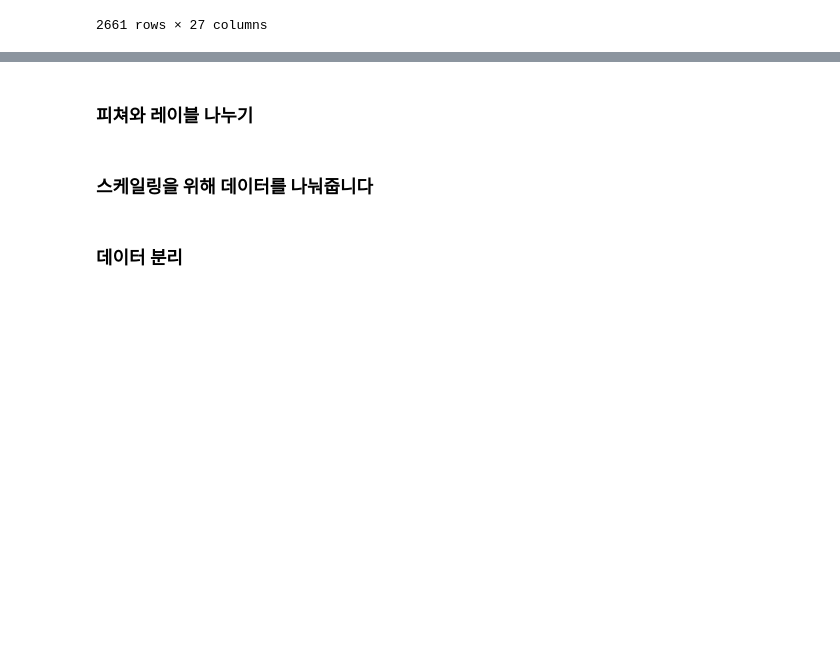
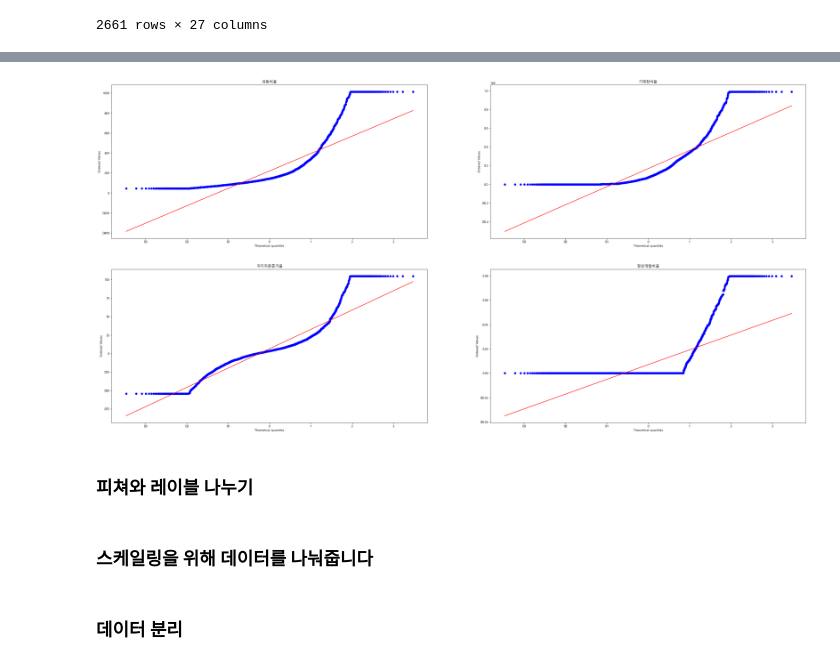
Before and after one commit to pelllzz/ubion4_project2, a Jupyter notebook: code/code_main/08_신성장모델링.ipynb, the cells around one changed output, grey strips where cells are left out. Cells and saved outputs as stored; diff of their text form; code cells hidden in the pictures; blank space fills up the shorter version.

```diff
--- a/code/code_main/08_신성장모델링.ipynb
+++ b/code/code_main/08_신성장모델링.ipynb
@@ -39,3 +39,16 @@ df
 | 2659 | (주)육일씨엔에쓰 | 191410 | 201912 | -9.28 | -19.34 | 1.67 | 7.85 | 5.97 | 0.62 | 1.16 | ... | ... |
 | 2660 | 한양디지텍(주) | 78350 | 201912 | -9.93 | -36.77 | 2.75 | -0.42 | 8.39 | 0.85 | 2.08 | ... | ... |
 2661 rows × 27 columns
+# %%
+from statsmodels.stats.outliers_influence import variance_inflation_factor
+
+dfx = df[['유동비율', '기계장비율', '자기자본증가율', '경상개발비율']]
+
+vif = pd.DataFrame()
+vif['VIF_Factor'] = [variance_inflation_factor(dfx,i)for i in range(dfx.shape[1])]
+vif['features'] = dfx.columns
+
+# VIF 값이 높은 순으로 정렬
+vif = vif.sort_values(by="VIF_Factor", ascending=False)
+vif = vif.reset_index().drop(columns='index')
+vif
@@ -42,3 +126,25 @@ df
+# %%
+from scipy.stats.mstats import winsorize
+df1 = dfx
+for col in df1.columns:
+     df1[col] = winsorize(df1[col], limits= 0.025)
+# %%
+from matplotlib.pyplot import imread
+import scipy.stats as stats
+
+fig, axes = plt.subplots(2,2)
+fig.set_size_inches((40,20))
+
+stats.probplot(df1['유동비율'],dist=stats.norm,plot=axes[0,0])
+axes[0,0].title.set_text("유동비율")
+stats.probplot(df1['기계장비율'],dist=stats.norm,plot=axes[0,1])
+axes[0,1].title.set_text("기계장비율")
+stats.probplot(df1['자기자본증가율'],dist=stats.norm,plot=axes[1,0])
+axes[1,0].title.set_text("자기자본증가율")
+stats.probplot(df1['경상개발비율'],dist=stats.norm,plot=axes[1,1])
+axes[1,1].title.set_text("경상개발비율")
+# %% [output]
+[figure, added]
 # %% [markdown]
 ### 피쳐와 레이블 나누기
 # %%
```
Also changed, not shown: parts of 33 cells of this notebook, 1 other file.
